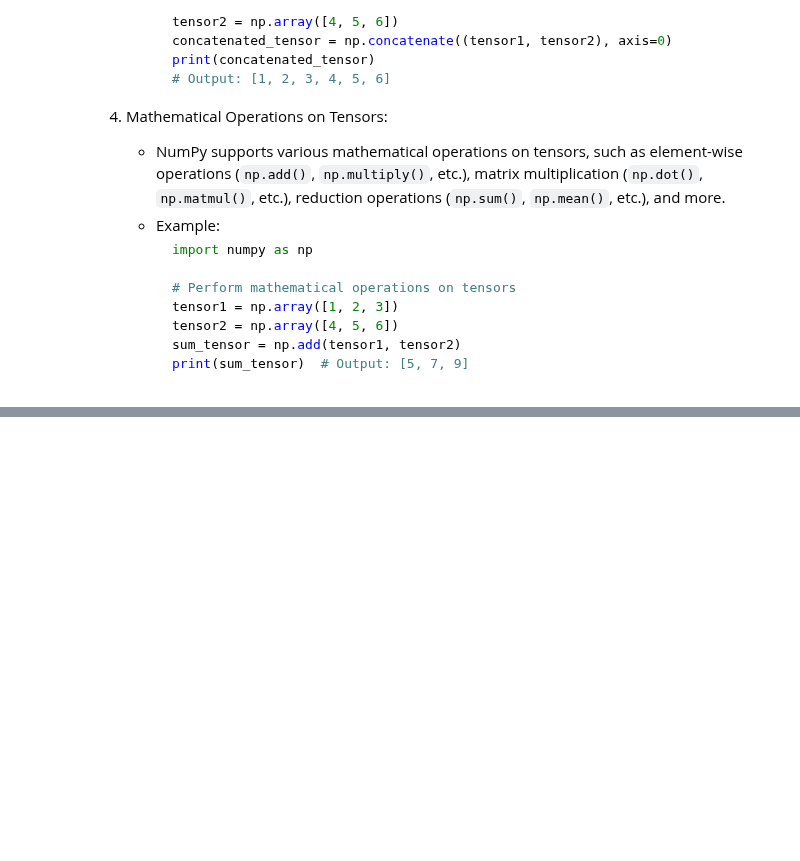
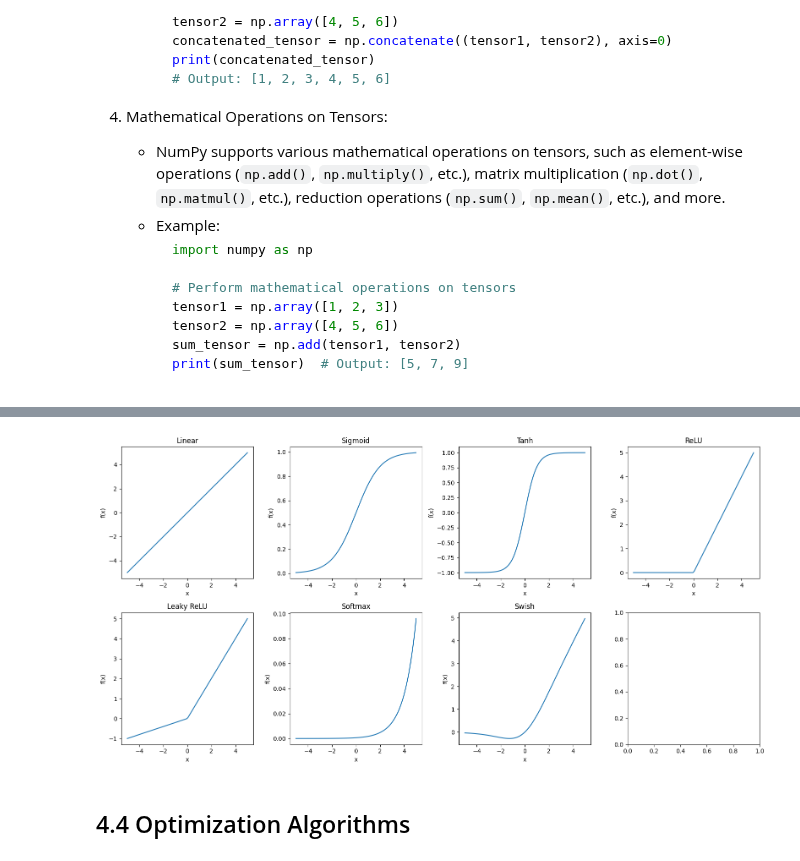
Before and after one commit to PandukaBandara99/ML-Books, a Jupyter notebook: TensorFlow_Handbook.ipynb, the cells around one changed output, grey strips where cells are left out. Cells and saved outputs as stored; diff of their text form; code cells hidden in the pictures; blank space fills up the shorter version.

```diff
--- a/TensorFlow_Handbook.ipynb
+++ b/TensorFlow_Handbook.ipynb
@@ -527,0 +593,42 @@ Tensor manipulations in TensorFlow involve various operations to reshape, slice,
+# %%
+#Plot activation functions
+import numpy as np
+import matplotlib.pyplot as plt
+import tensorflow as tf
+
+# Define x values
+x = np.linspace(-5, 5, 100)
+
+# Define activation functions
+activation_functions = [
+    ('Linear', lambda x: x, tf.keras.activations.linear),
+    ('Sigmoid', tf.sigmoid, tf.keras.activations.sigmoid),
+    ('Tanh', tf.tanh, tf.keras.activations.tanh),
+    ('ReLU', tf.nn.relu, tf.keras.activations.relu),
+    ('Leaky ReLU', tf.nn.leaky_relu, tf.keras.layers.LeakyReLU(alpha=0.2)),
+    ('Softmax', tf.nn.softmax, tf.keras.activations.softmax),
+    ('Swish', lambda x: x * tf.sigmoid(x), tf.keras.activations.swish)
+]
+
+# Create subplots
+fig, axes = plt.subplots(2, 4, figsize=(16, 8))
+axes = axes.flatten()
+
+# Plot each activation function
+for i, (name, activation_func, _) in enumerate(activation_functions):
+    y = activation_func(x)
+    ax = axes[i]
+    ax.plot(x, y)
+    ax.set_title(name)
+    ax.set_xlabel('x')
+    ax.set_ylabel('f(x)')
+
+# Adjust subplot spacing
+fig.tight_layout()
+
+# Display the plot
+plt.show()
+# %% [output]
+[figure, added]
+# %% [markdown]
+## 4.4 Optimization Algorithms
```
Also changed, not shown: parts of 14 cells of this notebook.
